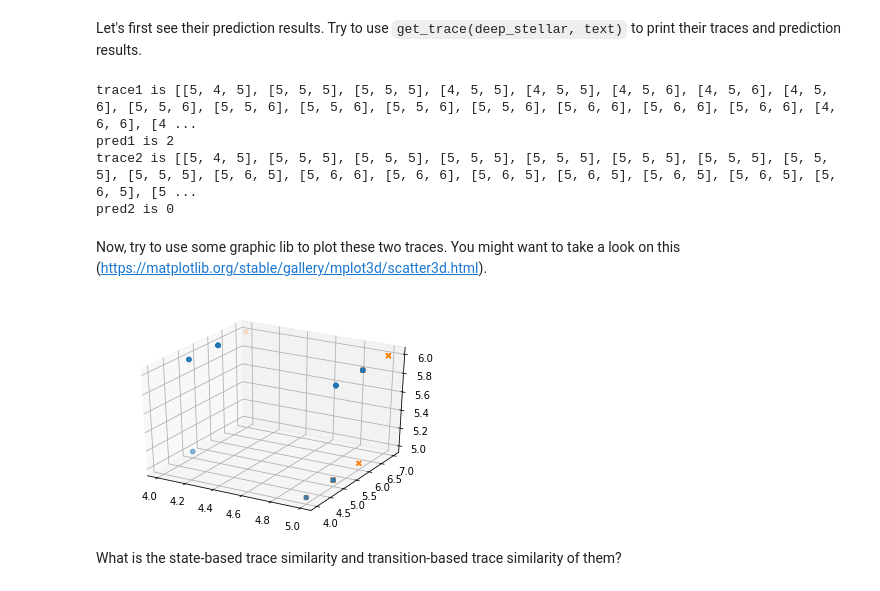
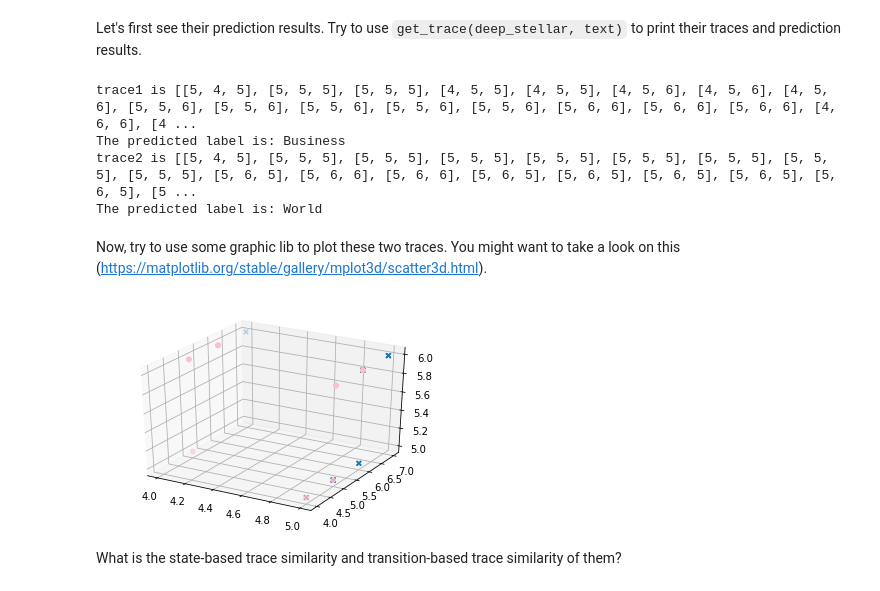
Before and after one commit to kiddhcx/ECE720, a Jupyter notebook: HW3.ipynb, the cells around one changed output. Cells and saved outputs as stored; diff of their text form; code cells hidden in the pictures.

```diff
--- a/HW3.ipynb
+++ b/HW3.ipynb
@@ -314,9 +314,9 @@ class DeepStellar(object):
         for values in self.pca_data: # (24,3)
           trace = []
           for value in values: # (1,3)
-            a = [(value[i] - self.min[i]) / self.interval[i] - 1 for i in range(3)]
-            a = np.array(a,dtype=np.int32) - 1
-            trace.append(a)
+            a = [(value[i] - self.min[i]) / self.interval[i] for i in range(3)]
+            a = np.array(a,dtype=np.int32)
+            trace.append([min(a[0], self.m_split-1), min(a[1], self.m_split-1), min(a[2], self.m_split-1)])
           traces.append(trace)
          # ======= Above is assignment TODO ======= #
 
@@ -343,17 +343,3 @@ states = deep_stellar.get_state_distribution()
 # %% [markdown]
 Then, you can try to find the most frequently visited state by iterate through `states`. Please write your code
 in the following cell and paste your results in the project report.
-# %%
-# ======= Below is assignment TODO ======= #
-freq = {}
-for state in states:
-  for s in state:
-    for i in range(len(s)):
-      if (s[i] in freq):
-        freq[s[i]] += 1
-      else:
-        freq[s[i]] = 1
-
-for key, value in freq.items():
-        print ("% d : % d"%(key, value))
-# ======= Above is assignment TODO ======= #
@@ -504,37 +497,37 @@ text2 = "House kills FDA proposal, House lawmakers yesterday killed a Senate pro
 # ======= Below is assignment TODO ======= #
 tr1, pred1 = get_trace(deep_stellar, text1)
 print('trace1 is {}'.format(tr1))
-print('pred1 is {}'.format(pred1))
+print('The predicted label is: %s' % label2text[pred1])
 tr2, pred2 = get_trace(deep_stellar, text2)
 print('trace2 is {}'.format(tr2))
-print('pred2 is {}'.format(pred2))
+print('The predicted label is: %s' % label2text[pred2])
 # ======= Above is assignment TODO ======= #
 # %% [output]
 trace1 is [[5, 4, 5], [5, 5, 5], [5, 5, 5], [4, 5, 5], [4, 5, 5], [4, 5, 6], [4, 5, 6], [4, 5, 6], [5, 5, 6], [5, 5, 6], [5, 5, 6], [5, 5, 6], [5, 5, 6], [5, 6, 6], [5, 6, 6], [5, 6, 6], [4, 6, 6], [4 ...
-pred1 is 2
+The predicted label is: Business
 trace2 is [[5, 4, 5], [5, 5, 5], [5, 5, 5], [5, 5, 5], [5, 5, 5], [5, 5, 5], [5, 5, 5], [5, 5, 5], [5, 5, 5], [5, 6, 5], [5, 6, 6], [5, 6, 6], [5, 6, 5], [5, 6, 5], [5, 6, 5], [5, 6, 5], [5, 6, 5], [5 ...
-pred2 is 0
+The predicted label is: World
 # %% [markdown]
 Now, try to use some graphic lib to plot these two traces. You might want to take a look on this (https://matplotlib.org/stable/gallery/mplot3d/scatter3d.html).
 # %%
 import matplotlib.pyplot as plt
 
 # ======= Below is assignment TODO ======= #
 fig = plt.figure()
-ax = fig.add_subplot(projection='3d')
+ax = fig.add_subplot(projection='3d',)
 x1 = [tr[0] for tr in tr1]
 y1 = [tr[1] for tr in tr1]
 z1 = [tr[2] for tr in tr1]
-ax.scatter(x1, y1, z1, marker='o')
+ax.scatter(x1, y1, z1, marker='o',c='pink')
 x2 = [tr[0] for tr in tr2]
 y2 = [tr[1] for tr in tr2]
 z2 = [tr[2] for tr in tr2]
-ax.scatter(x2, y2, z2, marker='x')
+ax.scatter(x2, y2, z2, marker='x',)
 plt.show()
 
 # ======= Above is assignment TODO ======= #
 # %% [output]
-[figure, old version]
+[figure, new version]
 # %% [markdown]
 What is the state-based trace similarity and transition-based trace similarity of them?
 # %%
```
Also changed, not shown: parts of 4 cells of this notebook.
